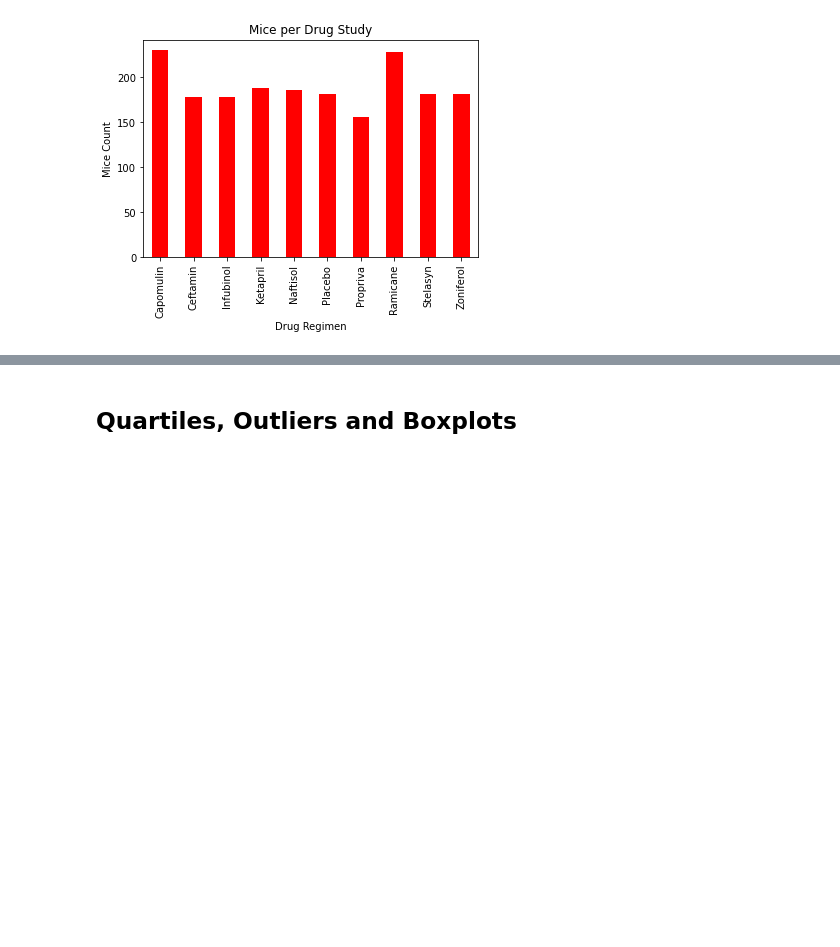
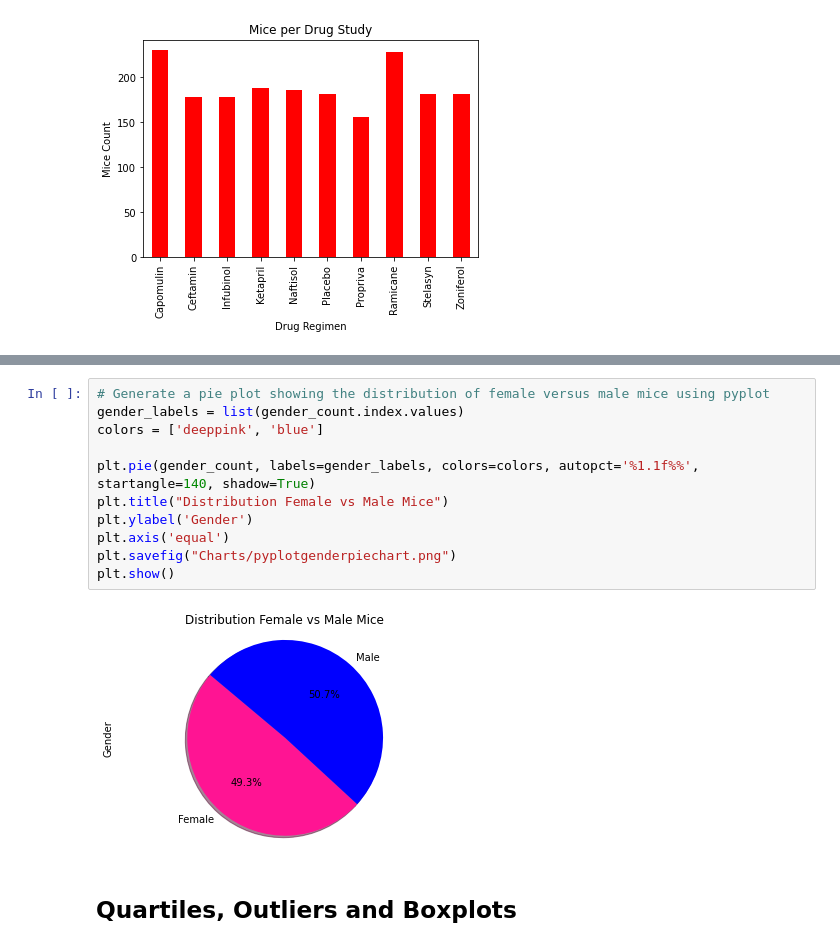
Before and after one commit to kcomalley14/matplotlib-hw, a Jupyter notebook: pymaceuticals_starter.ipynb, the cells around one changed output, grey strips where cells are left out. Saved outputs shown, nothing was run; the diff lists cells and outputs as text; blank space fills up the shorter version.

```diff
--- a/pymaceuticals_starter.ipynb
+++ b/pymaceuticals_starter.ipynb
@@ -144,3 +153,16 @@ plt.savefig("Charts/pyplotmicechart.png")
+# %%
+# Generate a pie plot showing the distribution of female versus male mice using pyplot
+gender_labels = list(gender_count.index.values)
+colors = ['deeppink', 'blue']
+
+plt.pie(gender_count, labels=gender_labels, colors=colors, autopct='%1.1f%%', startangle=140, shadow=True)
+plt.title("Distribution Female vs Male Mice")
+plt.ylabel('Gender')
+plt.axis('equal')
+plt.savefig("Charts/pyplotgenderpiechart.png")
+plt.show()
+# %% [output]
+[figure, added]
 # %% [markdown]
 ## Quartiles, Outliers and Boxplots
 # %%
```
Also changed, not shown: parts of 3 cells of this notebook, 3 other files.
